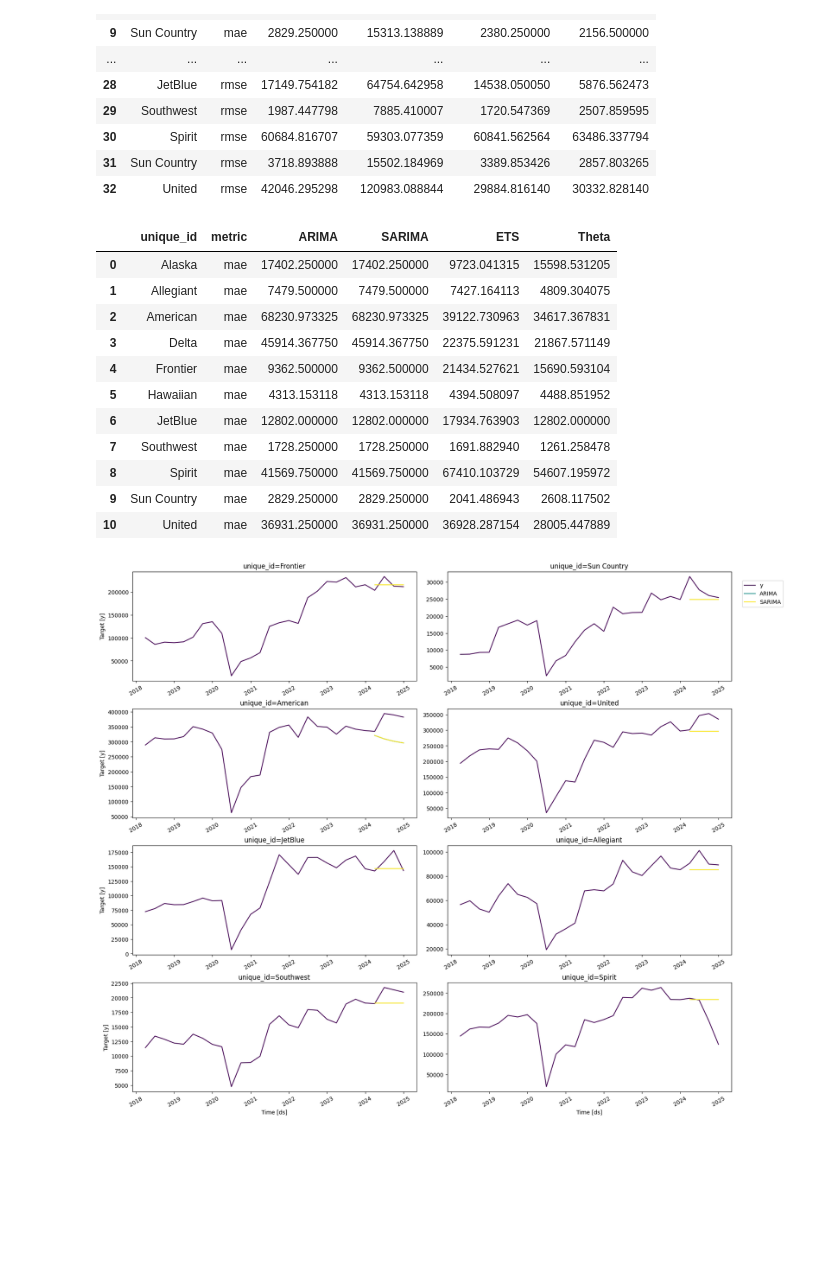
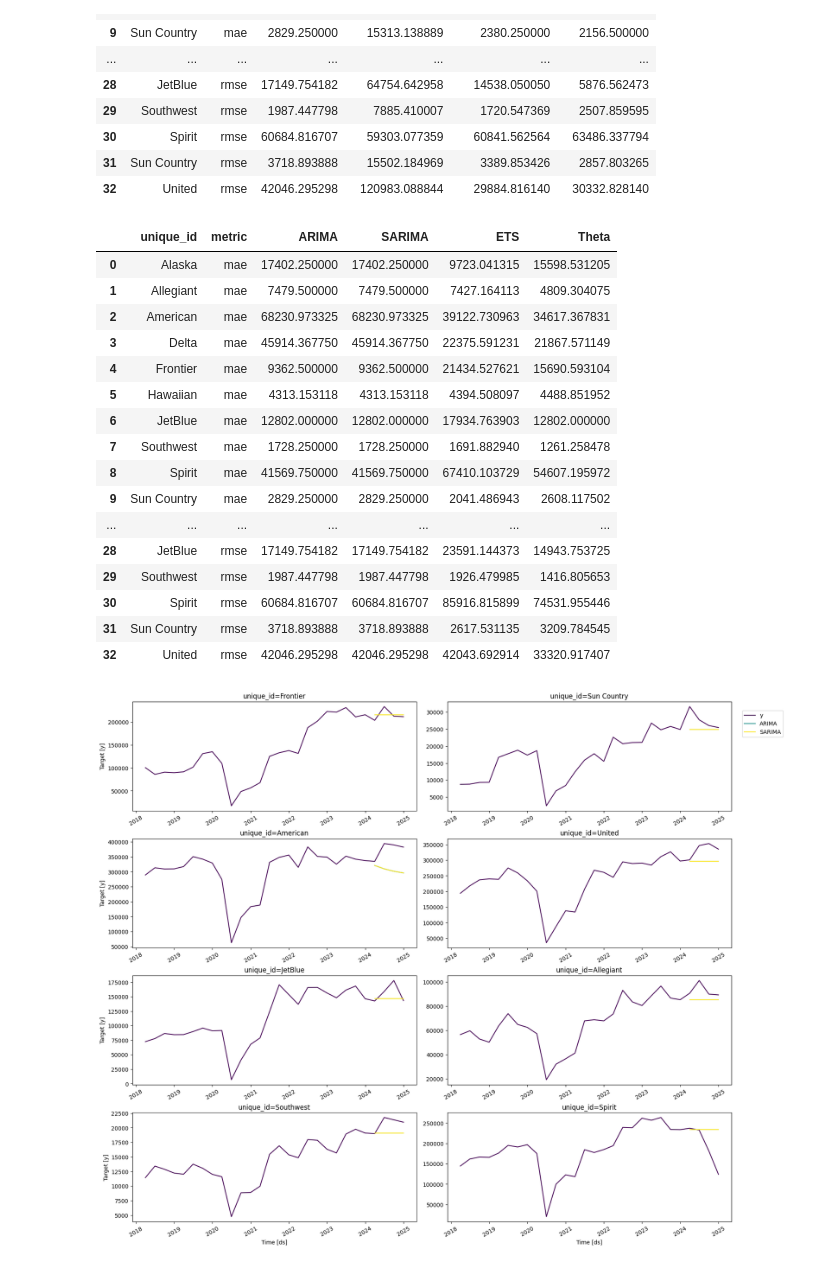
Before and after one commit to PranavShidlaghatta/BaggageRevenueModel, a Jupyter notebook: notebooks/bag_rev_forecast.ipynb, the cells around one changed output. Cells and saved outputs as stored; diff of their text form; code cells hidden in the pictures; blank space fills up the shorter version.

Commit message:
eval metrics updated

```diff
--- a/notebooks/bag_rev_forecast.ipynb
+++ b/notebooks/bag_rev_forecast.ipynb
@@ -10,7 +10,7 @@ from statsforecast.models import Naive, HistoricAverage, WindowAverage, Seasonal
 from statsforecast.models import AutoARIMA, AutoETS, AutoTheta
 from utilsforecast.losses import mae, mape, rmse
 # %%
-df = pd.read_csv(r"C:\Users\Nav\Documents\BaggageRevenueModel\BaggageRevenueModel\data\combined_bag_revenue.csv")
+df = pd.read_csv(r"C:\Users\Nav\Documents\BaggageRevenueModels\BaggageRevenueModel\data\combined_bag_revenue.csv")
 df.head()
 # %% [output]
 |  | Airline | 2015-Q1 | 2015-Q2 | 2015-Q3 | 2015-Q4 | 2016-Q1 | 2016-Q2 | 2016-Q3 | 2016-Q4 | 2017-Q1 | ... | ... |
@@ -98,35 +98,40 @@ evaluation
 unique_ids = df_long["unique_id"].unique().tolist()
 small_train = train[train["unique_id"].isin(unique_ids)]
 small_test = test[test["unique_id"].isin(unique_ids)]
 
 
 models = [
     AutoARIMA(season_length=1, max_p=6, max_q=6, max_P=3, max_Q=3, alias="ARIMA"),
     AutoARIMA(season_length=4, max_p=6, max_q=6, max_P=3, max_Q=3, alias="SARIMA"),
     AutoETS(season_length=4, alias="ETS"),
     AutoTheta(season_length=4, alias="Theta"),
 ]
 
 sf = StatsForecast(models=models, freq='QE')
 sf.fit(df=small_train)
 arima_preds = sf.predict(h=horizon)
 
 arima_eval_df = pd.merge(test, arima_preds, 'left', ['ds', 'unique_id'])
-arima_eval = evaluate( df=arima_eval_df, metrics=[mae] )
+arima_eval = evaluate( df=arima_eval_df, metrics=[mae, mape, rmse] )
 arima_eval
 # %% [output]
 |  | unique_id | metric | ARIMA | SARIMA | ETS | Theta |
 | 0 | Alaska | mae | 17402.250000 | 17402.250000 | 9723.041315 | 15598.531205 |
 | 1 | Allegiant | mae | 7479.500000 | 7479.500000 | 7427.164113 | 4809.304075 |
 | 2 | American | mae | 68230.973325 | 68230.973325 | 39122.730963 | 34617.367831 |
 | 3 | Delta | mae | 45914.367750 | 45914.367750 | 22375.591231 | 21867.571149 |
 | 4 | Frontier | mae | 9362.500000 | 9362.500000 | 21434.527621 | 15690.593104 |
 | 5 | Hawaiian | mae | 4313.153118 | 4313.153118 | 4394.508097 | 4488.851952 |
 | 6 | JetBlue | mae | 12802.000000 | 12802.000000 | 17934.763903 | 12802.000000 |
 | 7 | Southwest | mae | 1728.250000 | 1728.250000 | 1691.882940 | 1261.258478 |
 | 8 | Spirit | mae | 41569.750000 | 41569.750000 | 67410.103729 | 54607.195972 |
 | 9 | Sun Country | mae | 2829.250000 | 2829.250000 | 2041.486943 | 2608.117502 |
-| 10 | United | mae | 36931.250000 | 36931.250000 | 36928.287154 | 28005.447889 |
+| ... | ... | ... | ... | ... | ... | ... |
+| 28 | JetBlue | rmse | 17149.754182 | 17149.754182 | 23591.144373 | 14943.753725 |
+| 29 | Southwest | rmse | 1987.447798 | 1987.447798 | 1926.479985 | 1416.805653 |
+| 30 | Spirit | rmse | 60684.816707 | 60684.816707 | 85916.815899 | 74531.955446 |
+| 31 | Sun Country | rmse | 3718.893888 | 3718.893888 | 2617.531135 | 3209.784545 |
+| 32 | United | rmse | 42046.295298 | 42046.295298 | 42043.692914 | 33320.917407 |
 # %%
 # plotting
 
```
Also changed, not shown: 2 other files.
